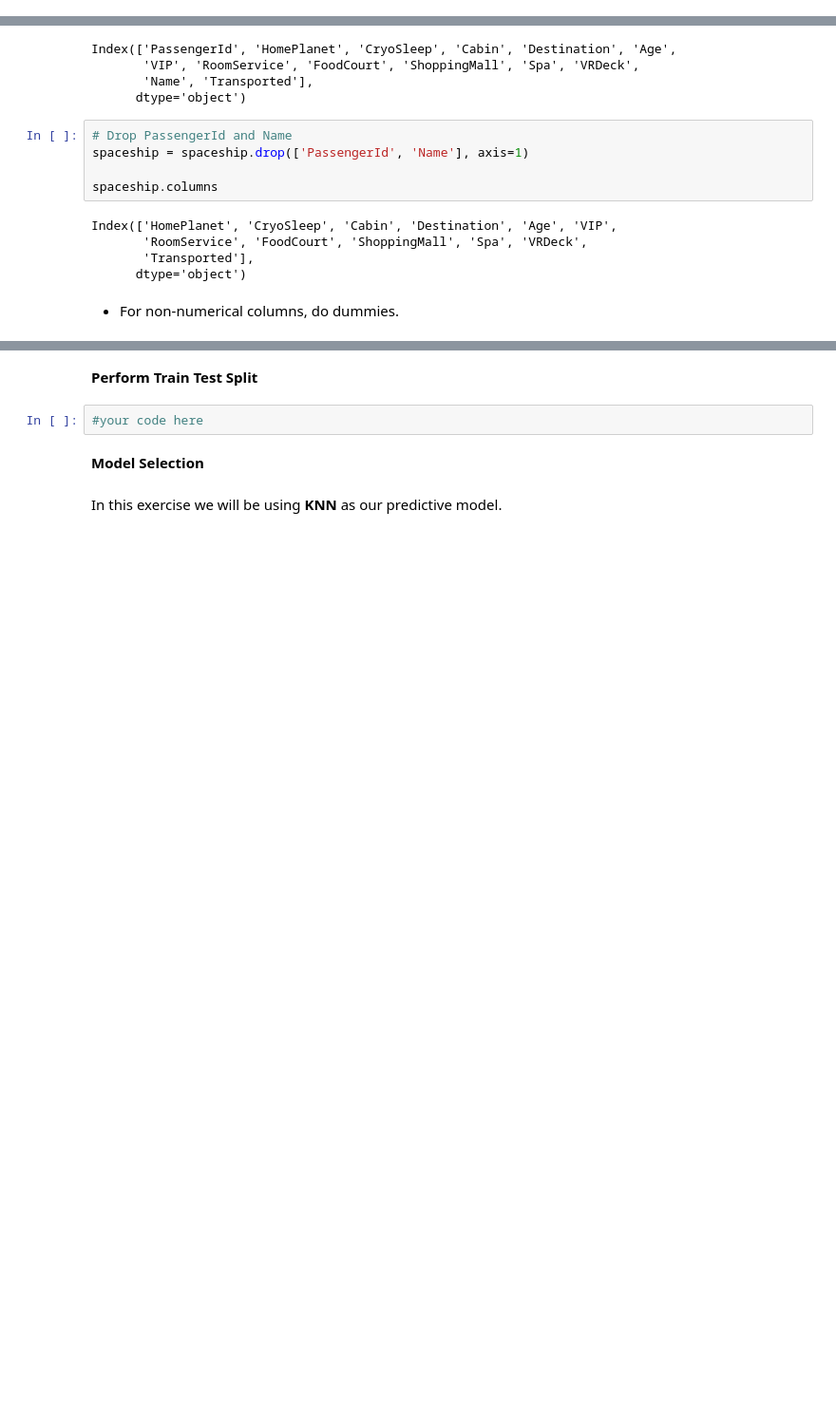
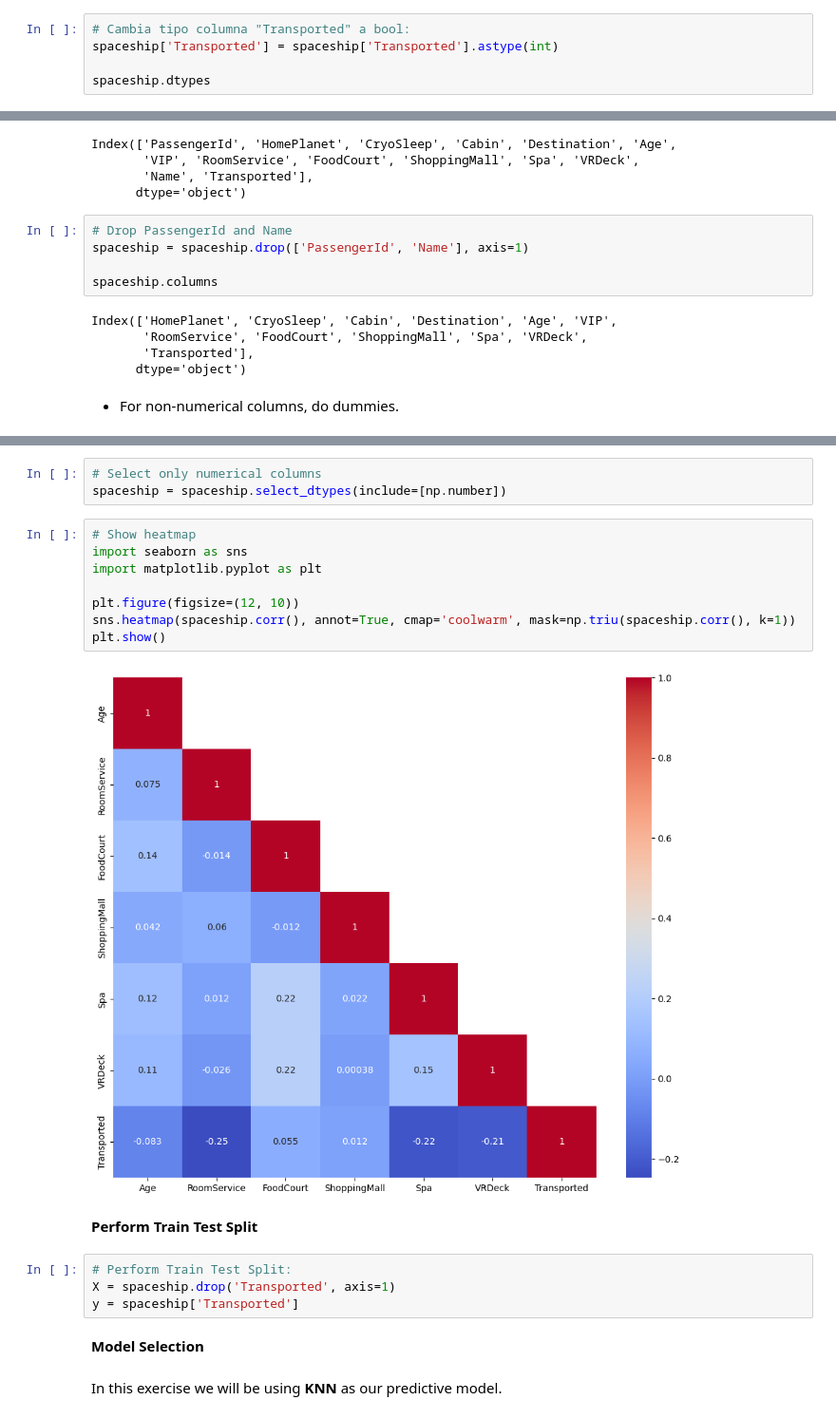
Before and after one commit to jesuserro/lab-feature-engineering, a Jupyter notebook: lab-feature_eng.ipynb, the cells around one changed output, grey strips where cells are left out. Shown at 95% size. Saved outputs shown, nothing was run; the diff lists cells and outputs as text; blank space fills up the shorter version.

```diff
--- a/lab-feature_eng.ipynb
+++ b/lab-feature_eng.ipynb
@@ -53,3 +53,8 @@ VRDeck          float64
 Name             object
 Transported        bool
 dtype: object
+# %%
+# Cambia tipo columna "Transported" a bool:
+spaceship['Transported'] = spaceship['Transported'].astype(int)
+
+spaceship.dtypes
@@ -163,7 +221,22 @@ Index(['HomePlanet', 'CryoSleep', 'Cabin', 'Destination', 'Age', 'VIP',
+# %%
+# Select only numerical columns
+spaceship = spaceship.select_dtypes(include=[np.number])
+# %%
+# Show heatmap
+import seaborn as sns
+import matplotlib.pyplot as plt
+
+plt.figure(figsize=(12, 10))
+sns.heatmap(spaceship.corr(), annot=True, cmap='coolwarm', mask=np.triu(spaceship.corr(), k=1))
+plt.show()
+# %% [output]
+[figure, added]
 # %% [markdown]
 **Perform Train Test Split**
-# %%
-#your code here
+# %%
+# Perform Train Test Split:
+X = spaceship.drop('Transported', axis=1)
+y = spaceship['Transported']
 # %% [markdown]
 **Model Selection**
 # %% [markdown]
```
Also changed, not shown: parts of 8 cells of this notebook.
